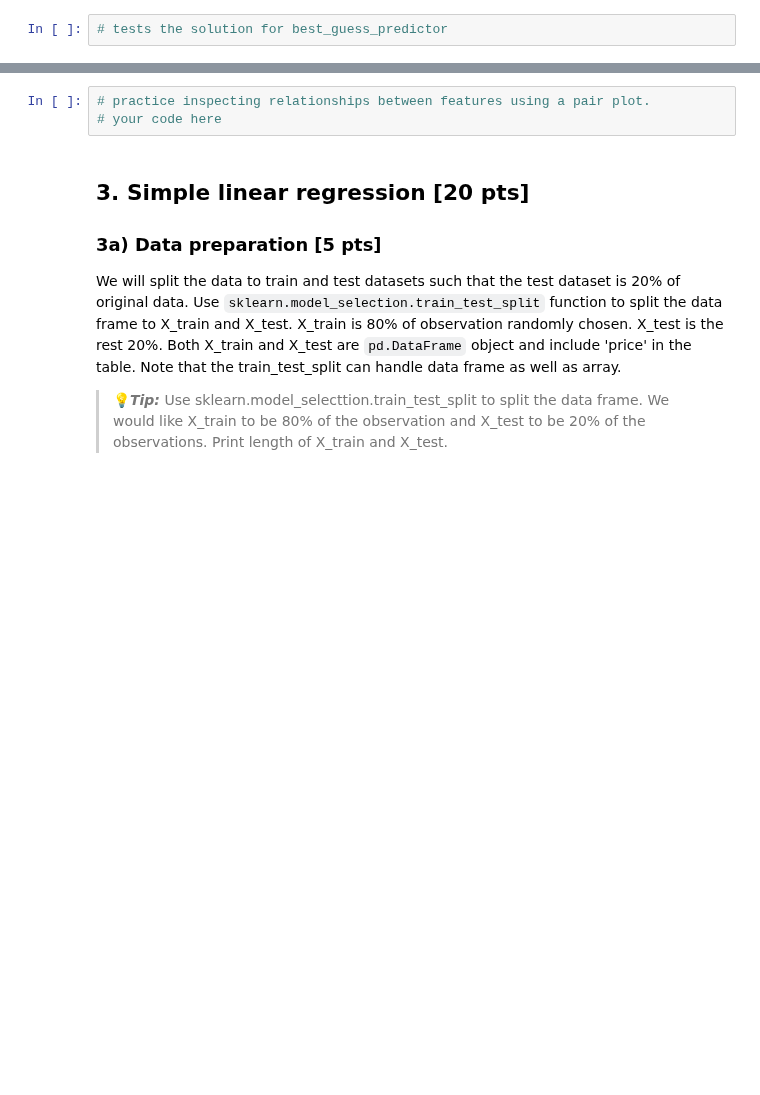
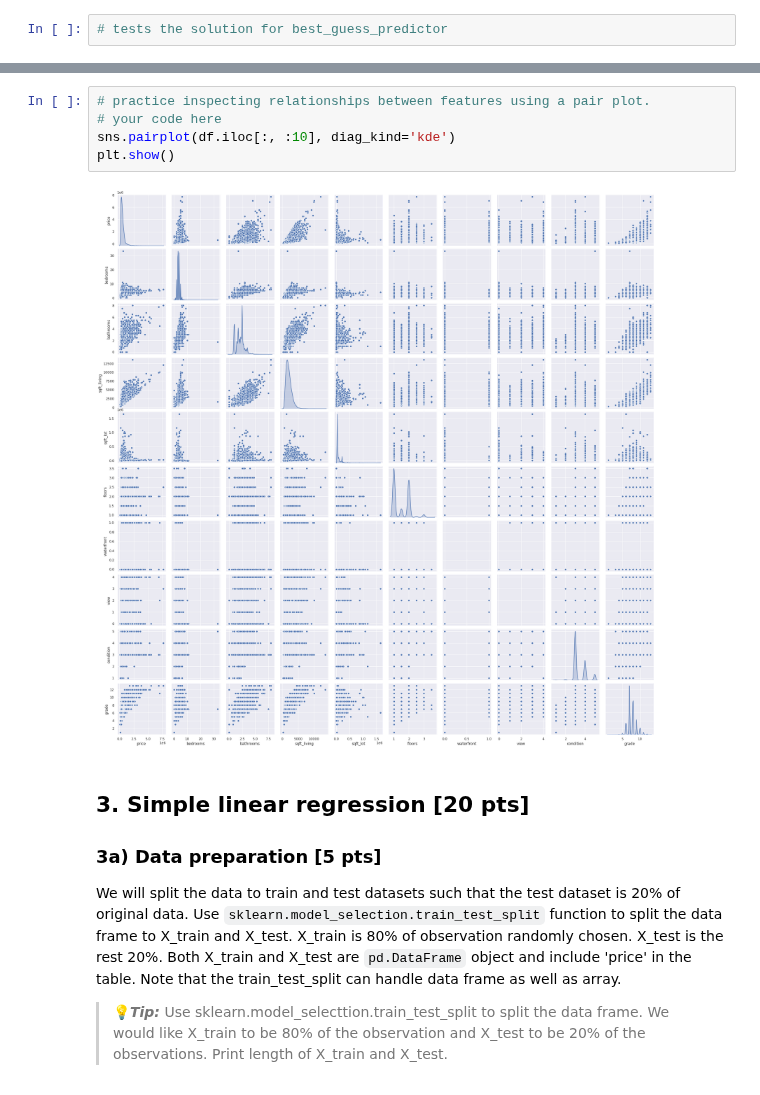
Before and after one commit to duba1910/msds, a Jupyter notebook: Machine Learning/5509 Supervised Learning/m_1/Module1v3.ipynb, the cells around one changed output, grey strips where cells are left out. Cells and saved outputs as stored; diff of their text form; blank space fills up the shorter version.

```diff
--- a/Machine Learning/5509 Supervised Learning/m_1/Module1v3.ipynb
+++ b/Machine Learning/5509 Supervised Learning/m_1/Module1v3.ipynb
@@ -308,6 +310,10 @@ Pair plot is a fast way to inspect relationships between features. Use seaborn's
 # %%
 # practice inspecting relationships between features using a pair plot.
 # your code here
+sns.pairplot(df.iloc[:, :10], diag_kind='kde')
+plt.show()
+# %% [output]
+[figure, added]
 # %% [markdown]
 ## 3. Simple linear regression [20 pts]
 
```
Also changed, not shown: parts of 3 cells of this notebook, 34 other files.
